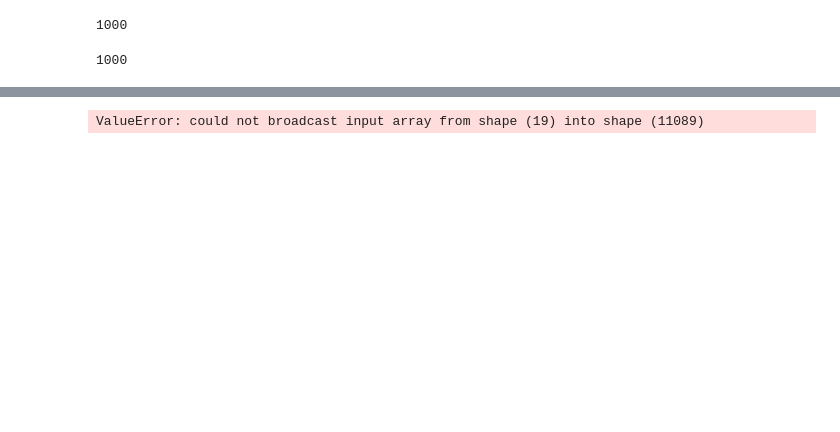
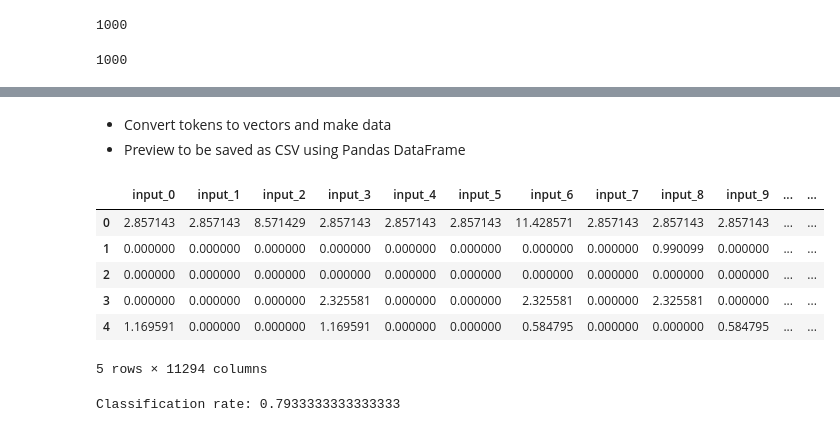
Before and after one commit to mdalvi/easy-nlp-in-python, a Jupyter notebook: nlp_class/nlp_lecture_notes.ipynb, the cells around one changed output, grey strips where cells are left out. Drawn from its saved outputs; the diff is of its cells as text; code cells hidden in the pictures; blank space fills up the shorter version.

Commit message:
NLP lecture notes updated (labelled sentiment analyzer code)

```diff
--- a/nlp_class/nlp_lecture_notes.ipynb
+++ b/nlp_class/nlp_lecture_notes.ipynb
@@ -190,19 +198,9 @@ word_net_lemmatizer = WordNetLemmatizer()
 
 # reading 'given' stopwords, words that give neutral sentiment
 # rstrip - removes the characters to the right based on given parameter
-stopwords = set(word.rstrip() for word in open('stopwords.txt'))
+#stopwords = set(word.rstrip() for word in open('stopwords.txt'))
 
 # we will use nltk provided stopwords
-stopwords = set(stopwords.words('english'))
-
-# More on BeautifulSoup
-# https://www.crummy.com/software/BeautifulSoup/bs4/doc/
-# reading XML files using BeautifulSoup (using the lxml parser)
-positive_reviews = BeautifulSoup(open('electronics/positive.review').read(), 'lxml')
-positive_reviews = positive_reviews.findAll('review_text')
-
-negative_reviews = BeautifulSoup(open('electronics/negative.review').read(), 'lxml')
-negative_reviews = negative_reviews.findAll('review_text')
-
-type(positive_reviews)
+stopwords = set(nltk_stopwords.words('english'))
+stopwords
 # %% [output]
@@ -275,28 +342,37 @@ for review in negative_reviews:
 # %%
 # defining token to vector function
-def tokens_to_vector(tokens, label):
+def tokens_to_vector(tokens_list, label):
     # this is the feature vector with target label
-    feature = np.zeros(len(tokens) + 1)
-    for token in tokens:
+    feature = np.zeros(len(vocabulary) + 1)
+    for token in tokens_list:
         feature[vocabulary[token]] += 1
-    feature = (feature * 100.0) / feature.sum()   # percentage
+    feature = (feature * 100.0) / feature.sum()
     feature[-1] = label
     return feature
+# %% [markdown]
+* Convert tokens to vectors and make data
+* Preview to be saved as CSV using Pandas DataFrame
 # %%
-# Number of records N
-N = len(positive_tokenized) + len(negative_tokenized)
-data = np.zeros((N, len(vocabulary) + 1))
 i = 0
-for tokens in positive_tokenized:
-    XY = tokens_to_vector(tokens, 1)
+for tokens_list in positive_tokenized:
+    XY = tokens_to_vector(tokens_list, 1)
     data[i, :] = XY
     i += 1
 
-for tokens in negative_tokenized:
-    XY = tokens_to_vector(tokens, 1)
+for tokens_list in negative_tokenized:
+    XY = tokens_to_vector(tokens_list, 0)
     data[i, :] = XY
     i += 1
+
+df = pd.DataFrame(data=data, columns=['input_' + str(i) for i in range(len(vocabulary))] + ['output'])
+df.head()
 # %% [output]
+|  | input_0 | input_1 | input_2 | input_3 | input_4 | input_5 | input_6 | input_7 | input_8 | input_9 | ... | ... |
+| 0 | 2.857143 | 2.857143 | 8.571429 | 2.857143 | 2.857143 | 2.857143 | 11.428571 | 2.857143 | 2.857143 | 2.857143 | ... | ... |
+| 1 | 0.000000 | 0.000000 | 0.000000 | 0.000000 | 0.000000 | 0.000000 | 0.000000 | 0.000000 | 0.990099 | 0.000000 | ... | ... |
+| 2 | 0.000000 | 0.000000 | 0.000000 | 0.000000 | 0.000000 | 0.000000 | 0.000000 | 0.000000 | 0.000000 | 0.000000 | ... | ... |
+| 3 | 0.000000 | 0.000000 | 0.000000 | 2.325581 | 0.000000 | 0.000000 | 2.325581 | 0.000000 | 2.325581 | 0.000000 | ... | ... |
+| 4 | 1.169591 | 0.000000 | 0.000000 | 1.169591 | 0.000000 | 0.000000 | 0.584795 | 0.000000 | 0.000000 | 0.584795 | ... | ... |
-ValueError: could not broadcast input array from shape (19) into shape (11089)
+5 rows × 11294 columns
 # %%
 X = data[:, :-1]
@@ -304 +380,7 @@ Y =
 X_train, X_test, Y_train, Y_test = train_test_split(X, Y, train_size=0.7, test_size=0.3, shuffle=True)
+# %%
+model = LogisticRegression()
+model.fit(X_train, Y_train)
+print('Classification rate: {}'.format(model.score(X_test, Y_test)))
+# %% [output]
+Classification rate: 0.7933333333333333
```
Also changed, not shown: parts of 19 cells of this notebook.
